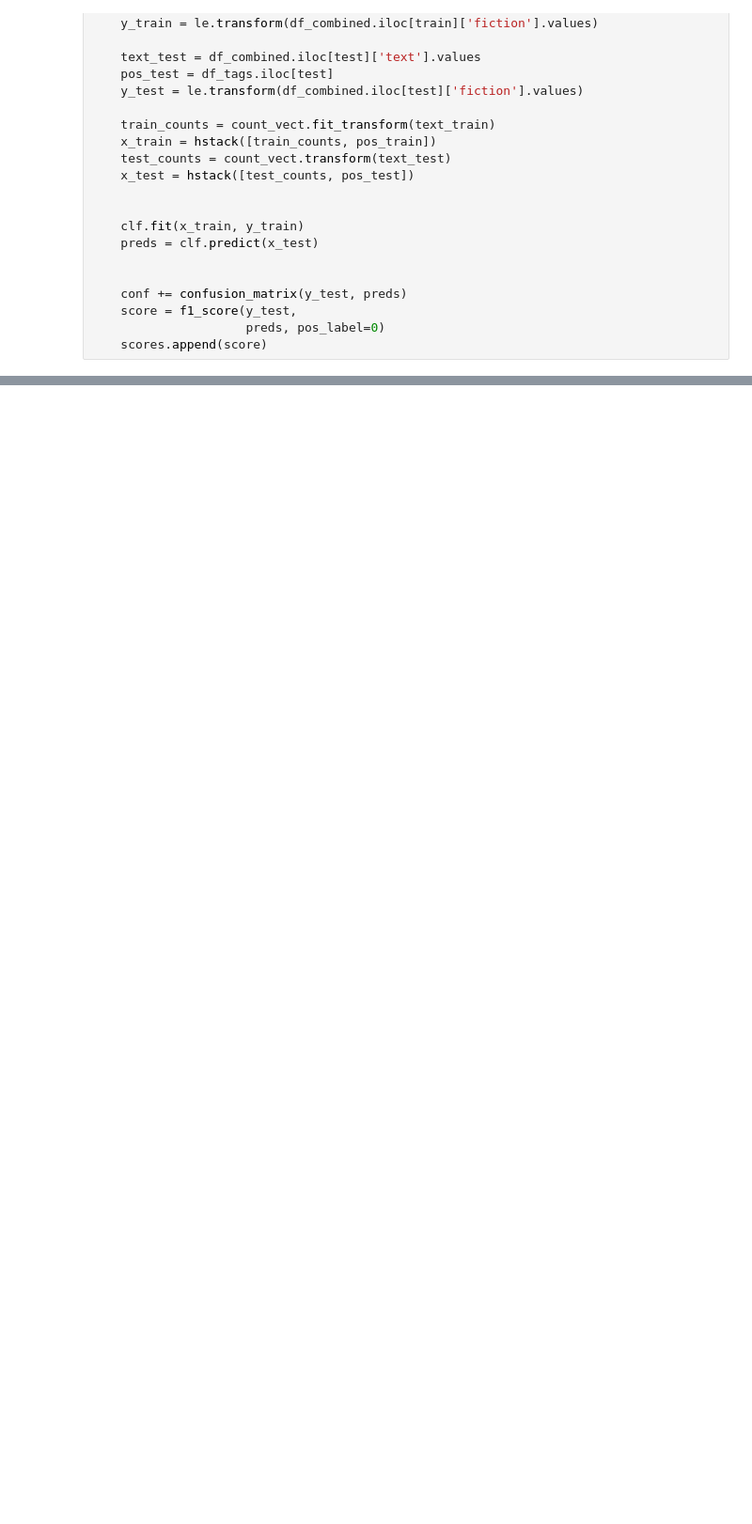
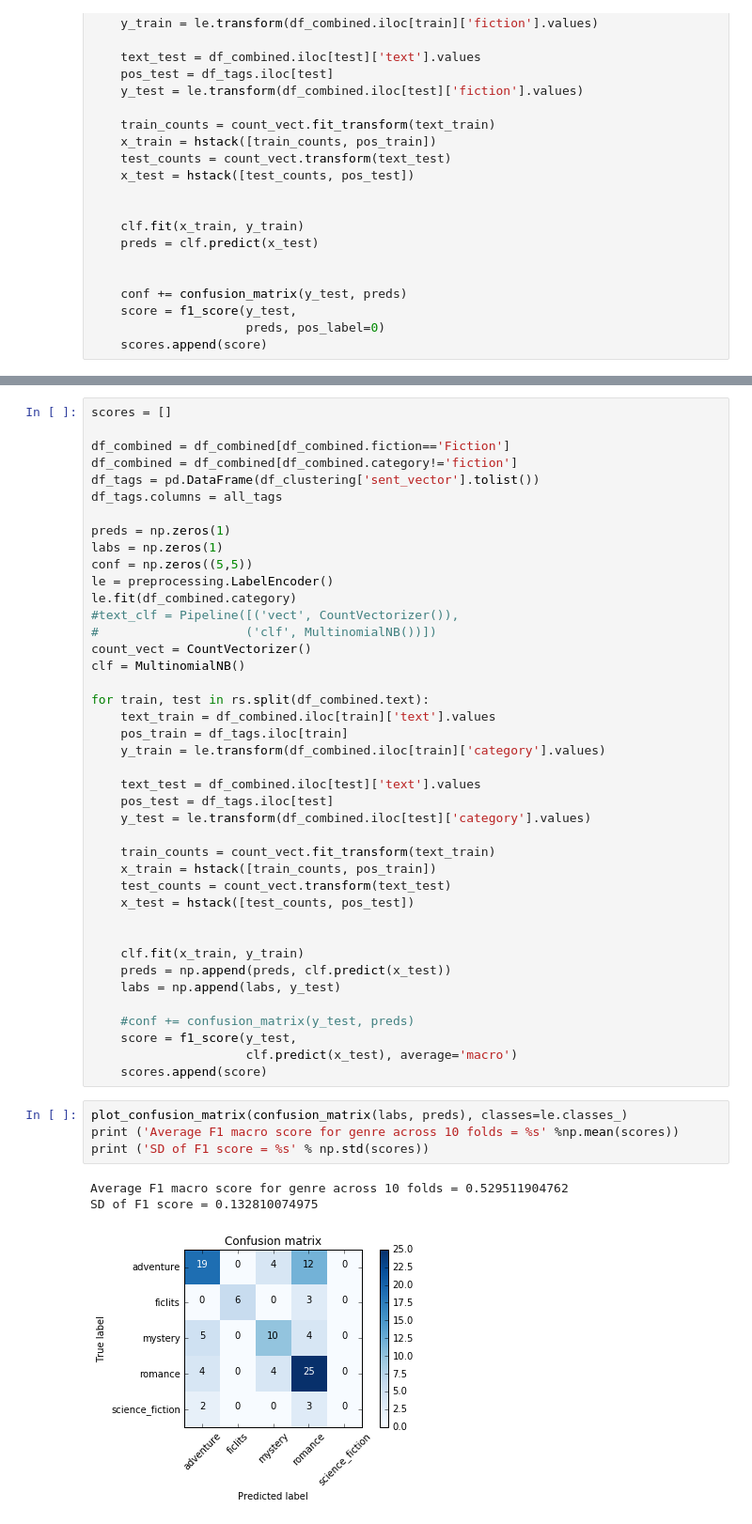
Before and after one commit to riddlet/Audible, a Jupyter notebook: Week 2.ipynb, the cells around one changed output, grey strips where cells are left out. Shown at 94% size. Saved outputs shown, nothing was run; the diff lists cells and outputs as text; blank space fills up the shorter version.

```diff
--- a/Week 2.ipynb
+++ b/Week 2.ipynb
@@ -295,0 +352,49 @@ Adding the POS features had a positive effect on performance. We can see that th
+# %%
+scores = []
+
+df_combined = df_combined[df_combined.fiction=='Fiction']
+df_combined = df_combined[df_combined.category!='fiction']
+df_tags = pd.DataFrame(df_clustering['sent_vector'].tolist())
+df_tags.columns = all_tags
+
+preds = np.zeros(1)
+labs = np.zeros(1)
+conf = np.zeros((5,5))
+le = preprocessing.LabelEncoder()
+le.fit(df_combined.category)
+#text_clf = Pipeline([('vect', CountVectorizer()),
+#                    ('clf', MultinomialNB())])
+count_vect = CountVectorizer()
+clf = MultinomialNB()
+
+for train, test in rs.split(df_combined.text):
+    text_train = df_combined.iloc[train]['text'].values
+    pos_train = df_tags.iloc[train]
+    y_train = le.transform(df_combined.iloc[train]['category'].values)
+
+    text_test = df_combined.iloc[test]['text'].values
+    pos_test = df_tags.iloc[test]
+    y_test = le.transform(df_combined.iloc[test]['category'].values)
+
+    train_counts = count_vect.fit_transform(text_train)
+    x_train = hstack([train_counts, pos_train])
+    test_counts = count_vect.transform(text_test)
+    x_test = hstack([test_counts, pos_test])
+
+
+    clf.fit(x_train, y_train)
+    preds = np.append(preds, clf.predict(x_test))
+    labs = np.append(labs, y_test)
+
+    #conf += confusion_matrix(y_test, preds)
+    score = f1_score(y_test,
+                     clf.predict(x_test), average='macro')
+    scores.append(score)
+# %%
+plot_confusion_matrix(confusion_matrix(labs, preds), classes=le.classes_)
+print ('Average F1 macro score for genre across 10 folds = %s' %np.mean(scores))
+print ('SD of F1 score = %s' % np.std(scores))
+# %% [output]
+Average F1 macro score for genre across 10 folds = 0.529511904762
+SD of F1 score = 0.132810074975
+[figure, added]
```
Also changed, not shown: parts of 14 cells of this notebook.
